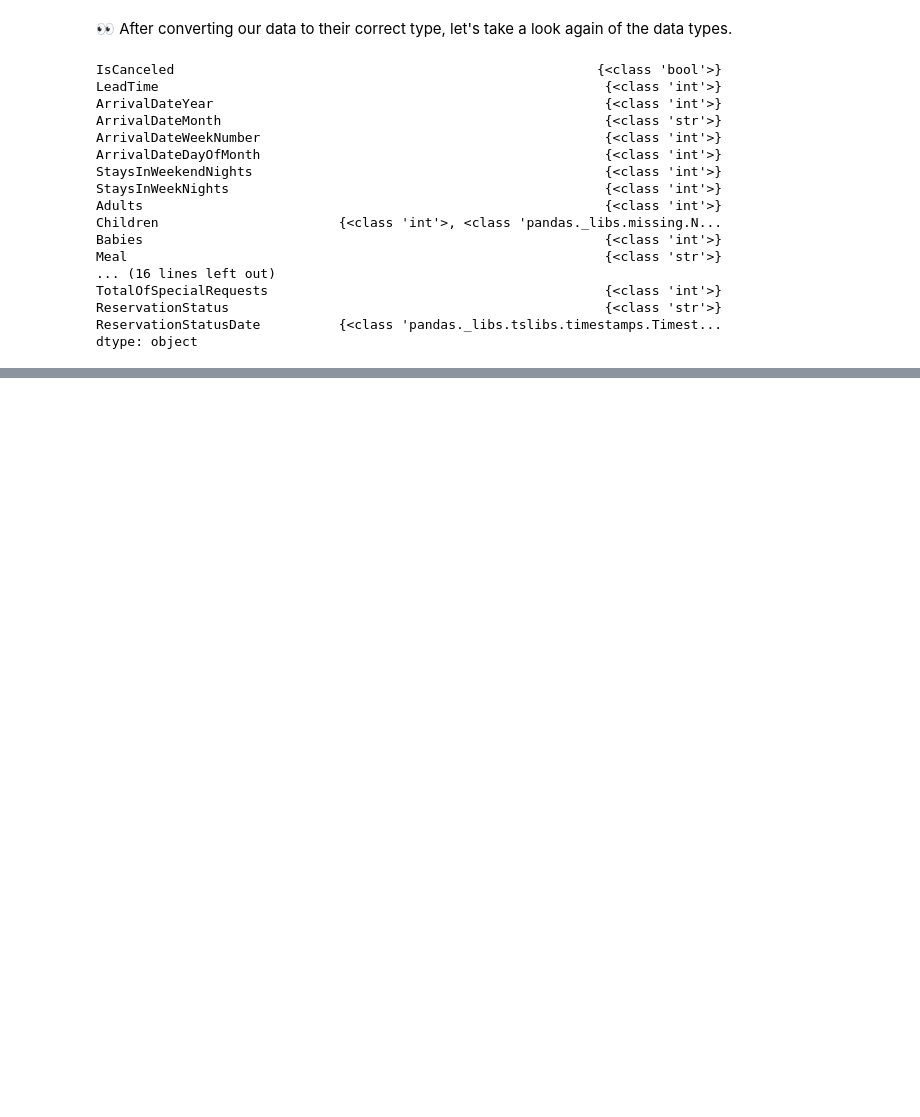
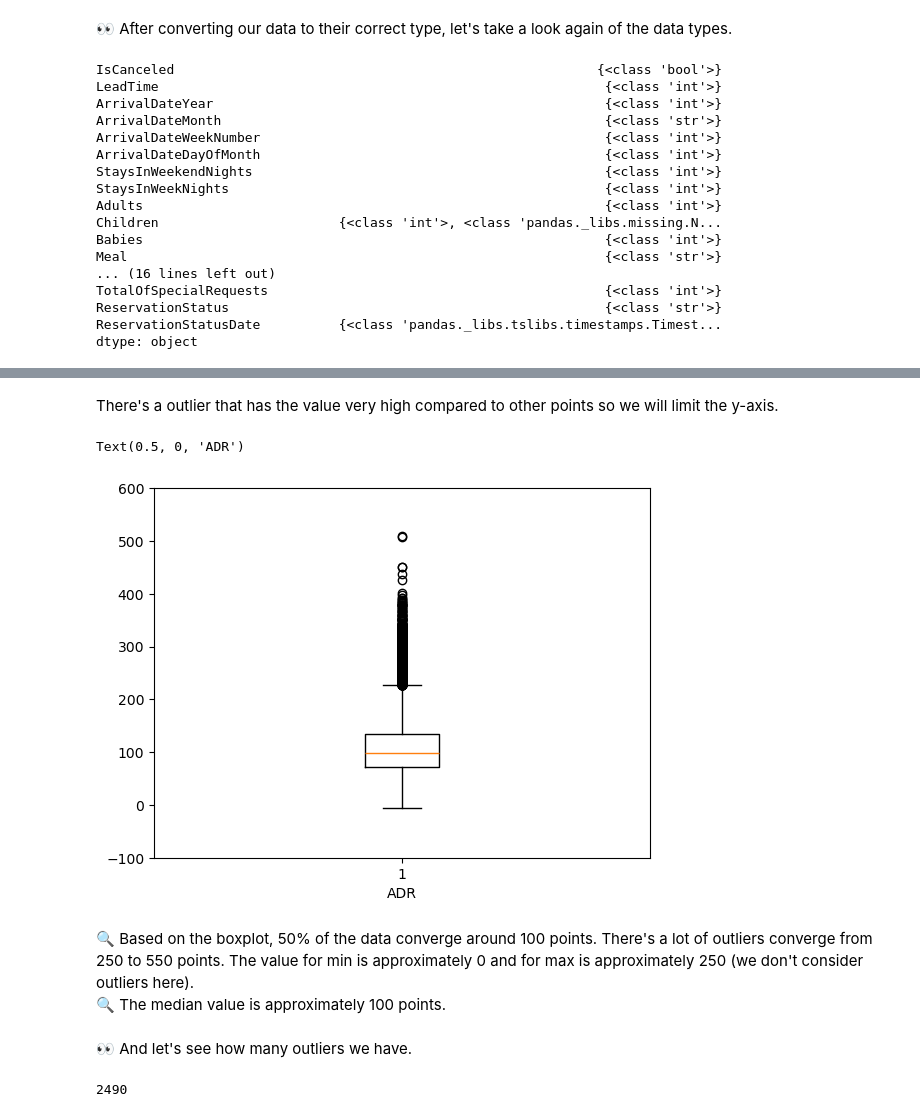
Before and after one commit to danghuynh-bit/LTKHDL_hotekbookingdemand, a Jupyter notebook: 02_Preprocessing.ipynb, the cells around one changed output, grey strips where cells are left out. Cells and saved outputs as stored; diff of their text form; code cells hidden in the pictures; blank space fills up the shorter version.

```diff
--- a/02_Preprocessing.ipynb
+++ b/02_Preprocessing.ipynb
@@ -194,0 +255,14 @@ Our data is now in their correct types 🎊🎊🎊.
+# %% [markdown]
+There's a outlier that has the value very high compared to other points so we will limit the y-axis.
+# %%
+plt.boxplot(raw_df['ADR'])
+plt.ylim(-100, 600)
+plt.xlabel('ADR')
+# %% [output]
+Text(0.5, 0, 'ADR')
+[figure, added]
+# %% [markdown]
+🔍 Based on the boxplot, 50% of the data converge around 100 points. There's a lot of outliers converge from 250 to 550 points. The value for min is approximately 0 and for max is approximately 250 (we don't consider outliers here).
+🔍 The median value is approximately 100 points.
+# %% [markdown]
+👀 And let's see how many outliers we have.
@@ -194,0 +280,4 @@ Our data is now in their correct types 🎊🎊🎊.
+# %%
+count_outliers(raw_df['ADR'])
+# %% [output]
+2490
```
Also changed, not shown: parts of 23 cells of this notebook.
